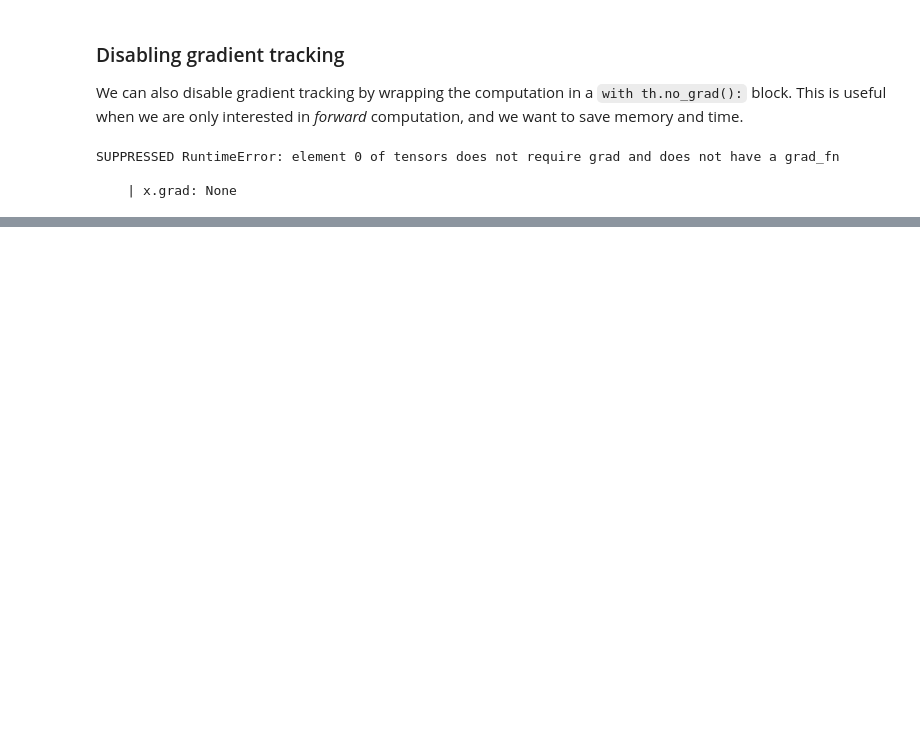
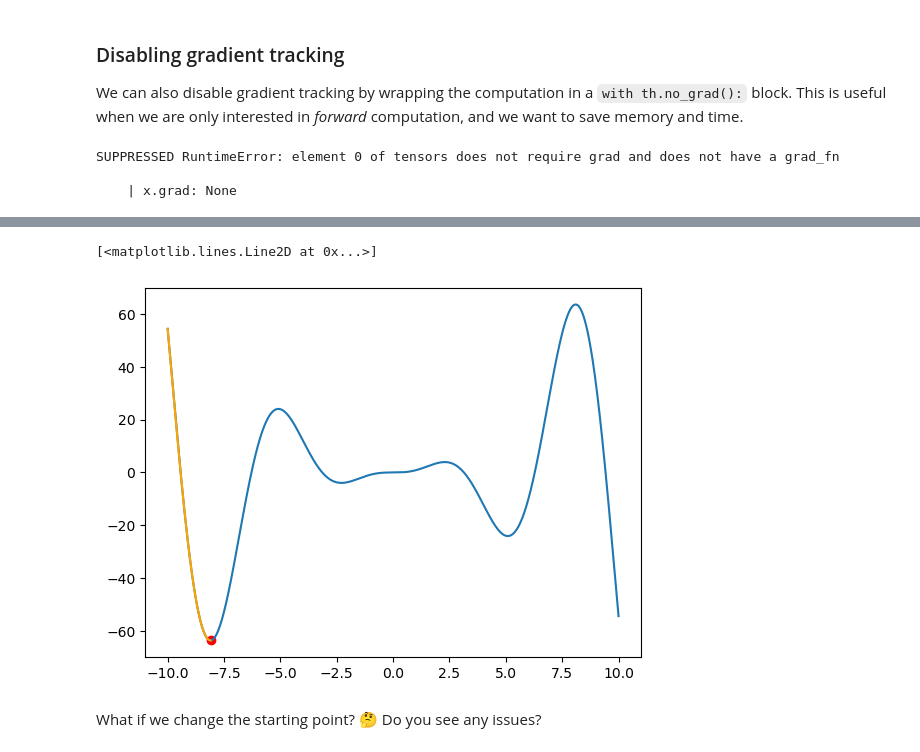
Before and after one commit to emaballarin/deeplearning-units, a Jupyter notebook: labs/01_intro_to_pytorch/03_pytorch_autodiff.ipynb, the cells around one changed output, grey strips where cells are left out. Cells and saved outputs as stored; diff of their text form; code cells hidden in the pictures; blank space fills up the shorter version.

```diff
--- a/labs/01_intro_to_pytorch/03_pytorch_autodiff.ipynb
+++ b/labs/01_intro_to_pytorch/03_pytorch_autodiff.ipynb
@@ -229,0 +268,14 @@ SUPPRESSED RuntimeError: element 0 of tensors does not require grad and does not
+# %%
+def sinpar(x: Tensor) -> Tensor:
+    return th.sin(x) * x**2
+# %%
+xhat, xpath = minimize_1d(sinpar, -10, n_steps=1000)
+# %%
+plt.plot(x, [sinpar(xi) for xi in x])
+plt.scatter(xhat, sinpar(th.tensor(xhat)).item(), color="red")
+plt.plot(xpath, [sinpar(th.tensor(xi)).item() for xi in xpath], color="orange")
+# %% [output]
+[<matplotlib.lines.Line2D at 0x...>]
+[figure, added]
+# %% [markdown]
+What if we change the starting point? 🤔 Do you see any issues?
```
Also changed, not shown: parts of 23 cells of this notebook, 2 other files.
